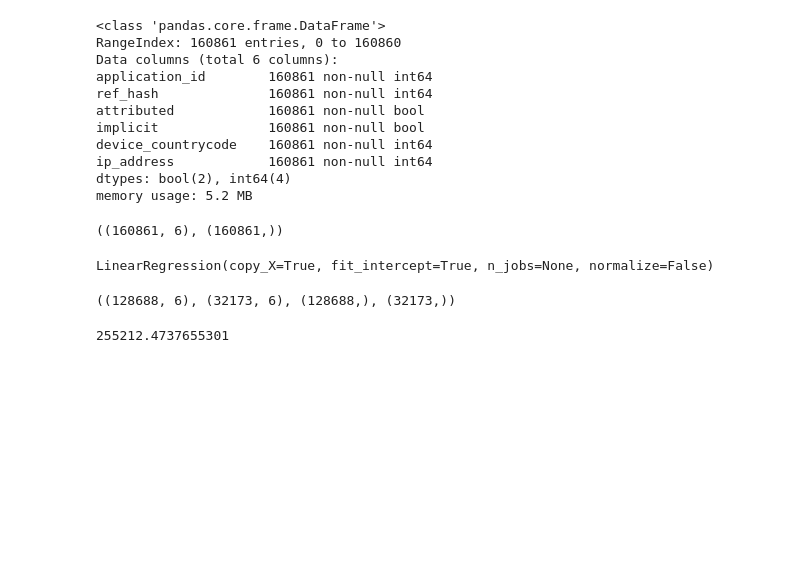
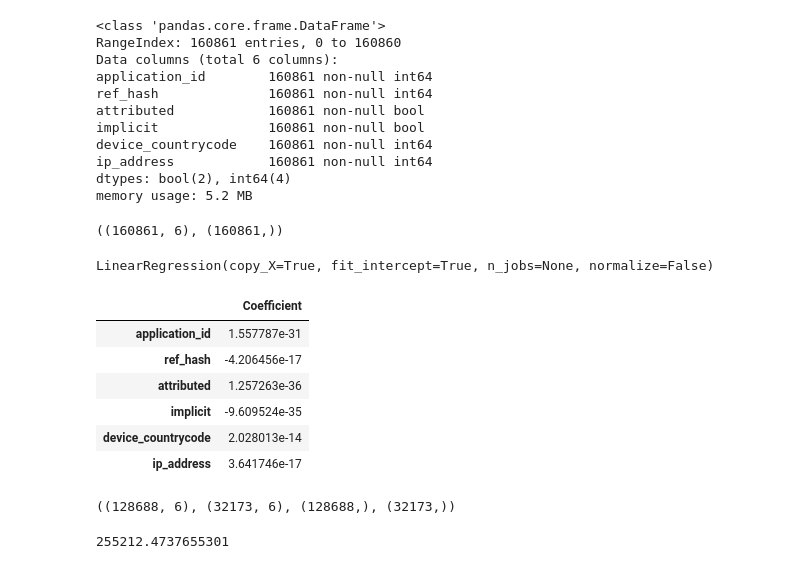
Before and after one commit to EugeniaFranchi/TP-Datos-2019, a Jupyter notebook: TP2/sklearn.ipynb, the cells around one changed output. Drawn from its saved outputs; the diff is of its cells as text; code cells hidden in the pictures; blank space fills up the shorter version.

```diff
--- a/TP2/sklearn.ipynb
+++ b/TP2/sklearn.ipynb
@@ -128,6 +128,17 @@ reg=linear_model.LinearRegression()
 reg.fit(X_train,y_train)
 # %% [output]
 LinearRegression(copy_X=True, fit_intercept=True, n_jobs=None, normalize=False)
+# %%
+coeff_df = pd.DataFrame(reg.coef_, ventana_1.columns, columns=['Coefficient'])
+coeff_df
+# %% [output]
+|  | Coefficient |
+| application_id | 1.557787e-31 |
+| ref_hash | -4.206456e-17 |
+| attributed | 1.257263e-36 |
+| implicit | -9.609524e-35 |
+| device_countrycode | 2.028013e-14 |
+| ip_address | 3.641746e-17 |
 # %%
 X_train.shape,X_test.shape,y_train.shape,y_test.shape
 # %% [output]
```
Also changed, not shown: parts of 6 cells of this notebook.
